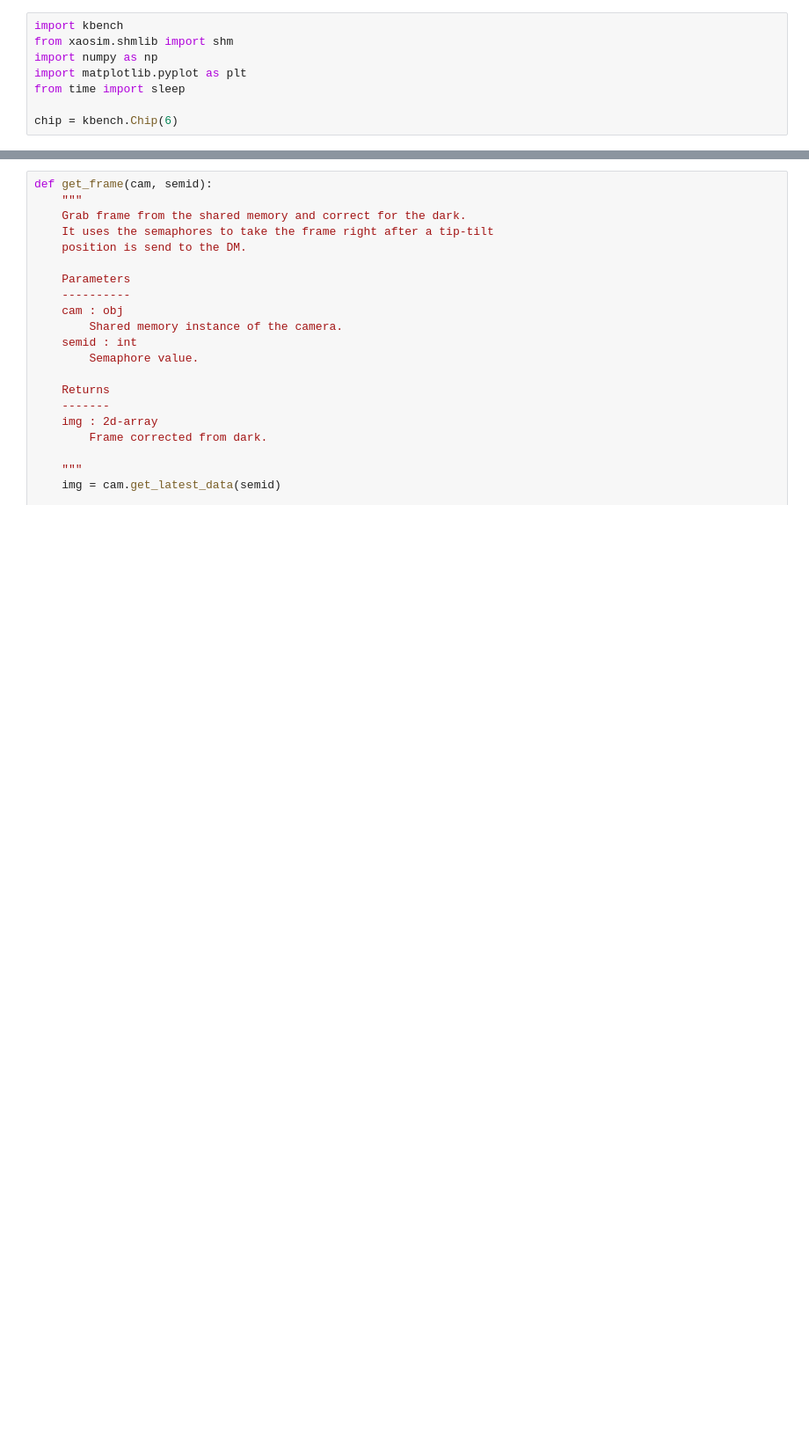
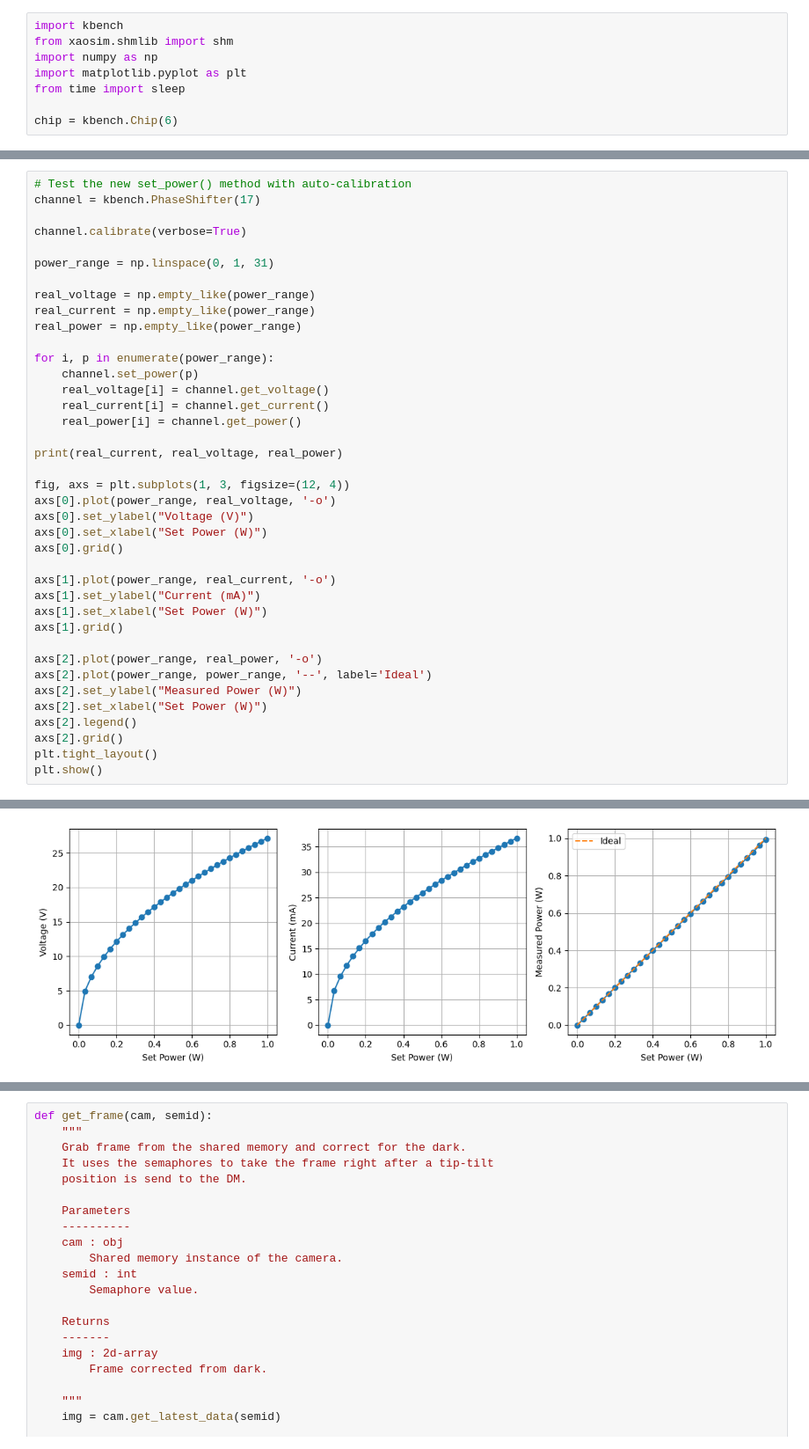
Before and after one commit to VForiel/PHOBos, a Jupyter notebook: lab_tests.ipynb, the cells around one changed output, grey strips where cells are left out. Shown at 88% size. Saved outputs shown, nothing was run; the diff lists cells and outputs as text; blank space fills up the shorter version.

```diff
--- a/lab_tests.ipynb
+++ b/lab_tests.ipynb
@@ -27,0 +77,40 @@ chip.send_command(f"CH:{channel}:VAL?")
+# %%
+# Test the new set_power() method with auto-calibration
+channel = kbench.PhaseShifter(17)
+
+channel.calibrate(verbose=True)
+
+power_range = np.linspace(0, 1, 31)
+
+real_voltage = np.empty_like(power_range)
+real_current = np.empty_like(power_range)
+real_power = np.empty_like(power_range)
+
+for i, p in enumerate(power_range):
+    channel.set_power(p)
+    real_voltage[i] = channel.get_voltage()
+    real_current[i] = channel.get_current()
+    real_power[i] = channel.get_power()
+
+print(real_current, real_voltage, real_power)
+
+fig, axs = plt.subplots(1, 3, figsize=(12, 4))
+axs[0].plot(power_range, real_voltage, '-o')
+axs[0].set_ylabel("Voltage (V)")
+axs[0].set_xlabel("Set Power (W)")
+axs[0].grid()
+
+axs[1].plot(power_range, real_current, '-o')
+axs[1].set_ylabel("Current (mA)")
+axs[1].set_xlabel("Set Power (W)")
+axs[1].grid()
+
+axs[2].plot(power_range, real_power, '-o')
+axs[2].plot(power_range, power_range, '--', label='Ideal')
+axs[2].set_ylabel("Measured Power (W)")
+axs[2].set_xlabel("Set Power (W)")
+axs[2].legend()
+axs[2].grid()
+plt.tight_layout()
+plt.show()
+# %% [output]
@@ -28,3 +134,4 @@ chip.send_command(f"CH:{channel}:VAL?")
+[figure, added]
 # %%
 def crop_frames(datacube, crop_coords):
     """
```
Also changed, not shown: parts of 11 cells of this notebook, 3 other files.
